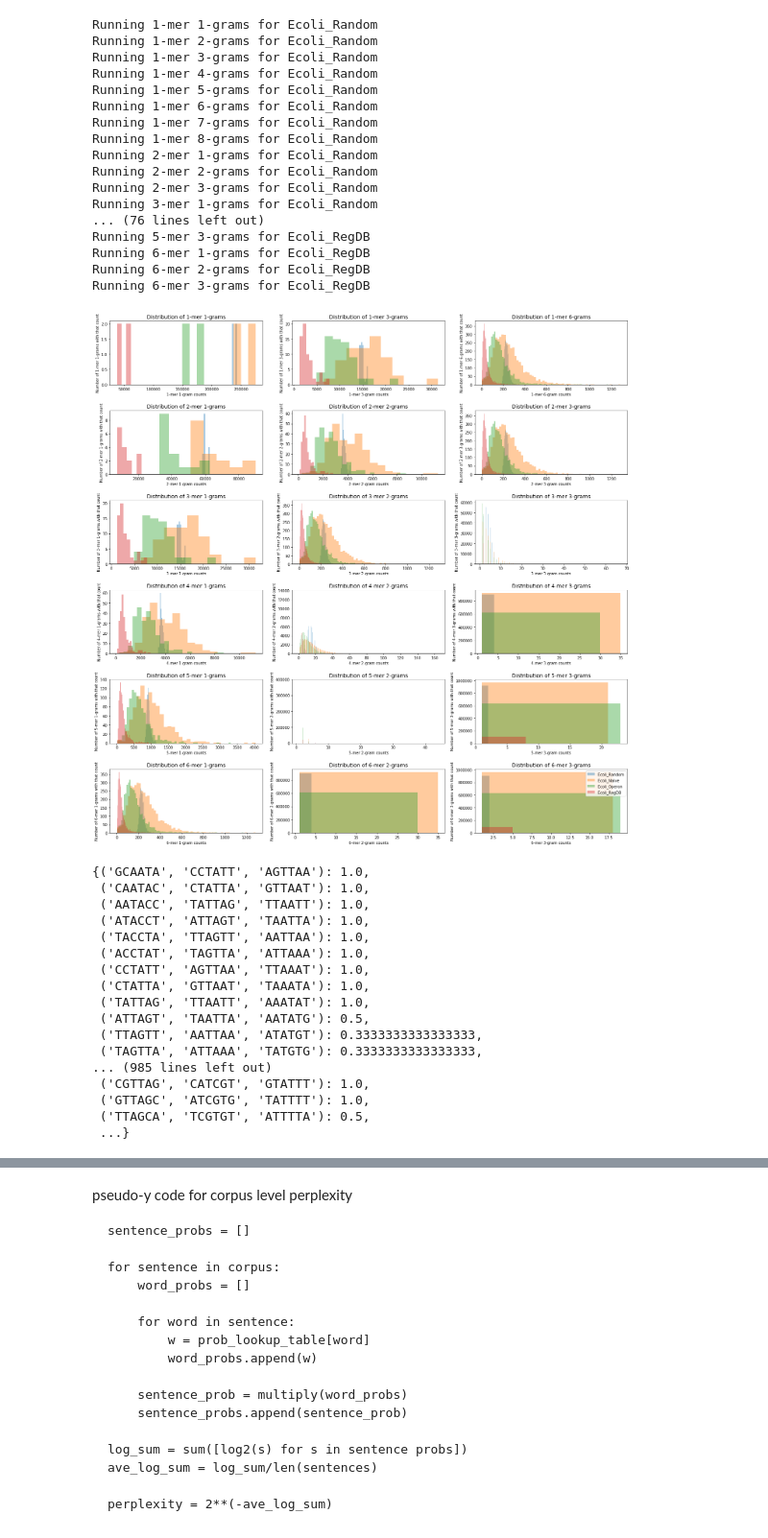
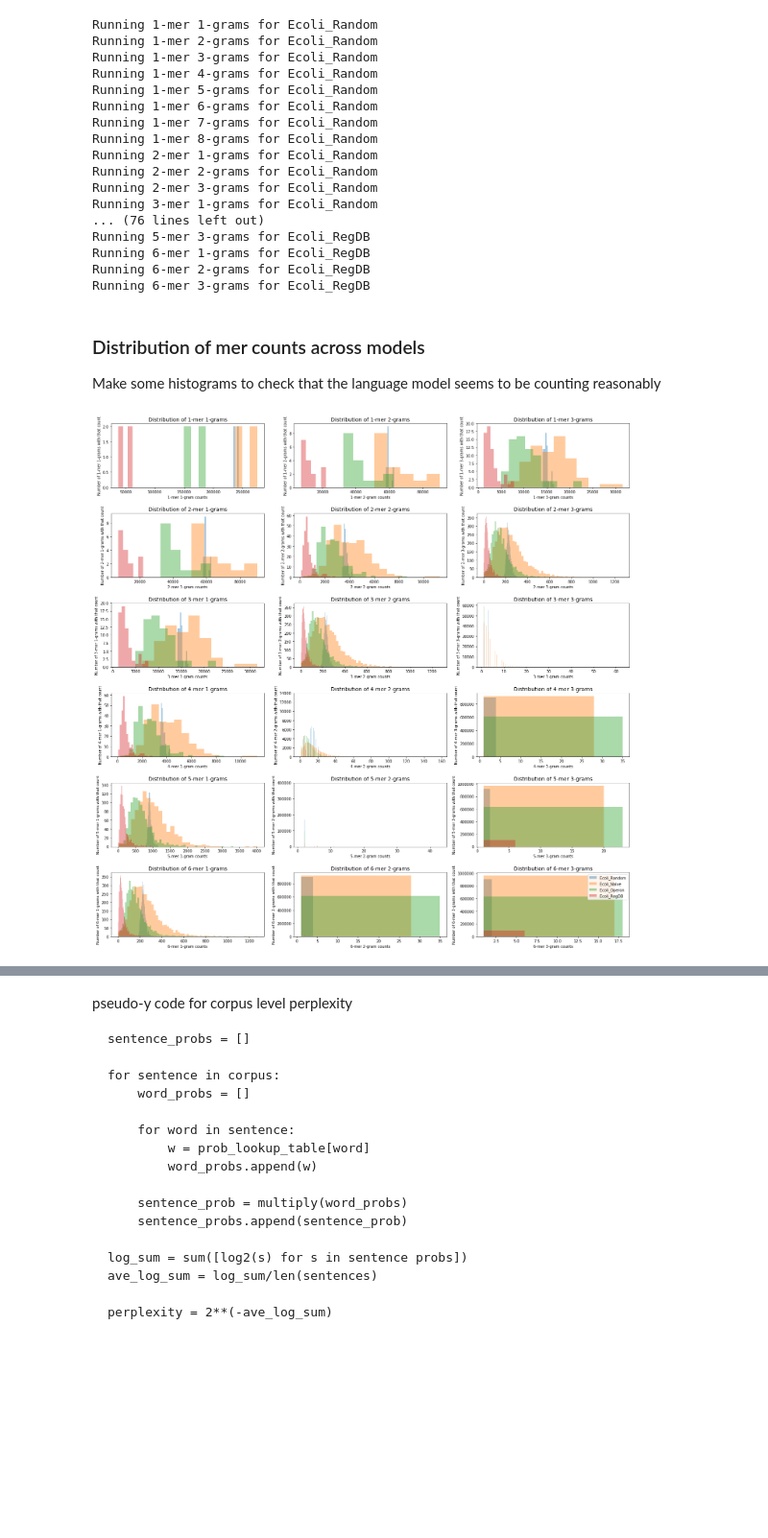
Before and after one commit to erinhwilson/regulatory-dna-perplexity, a Jupyter notebook: promoter_perplexity.ipynb, the cells around one changed output, grey strips where cells are left out. Shown at 96% size. Saved outputs shown, nothing was run; the diff lists cells and outputs as text; code cells hidden in the pictures; blank space fills up the shorter version.

```diff
--- a/promoter_perplexity.ipynb
+++ b/promoter_perplexity.ipynb
@@ -930,6 +934,9 @@ Running 5-mer 3-grams for Ecoli_RegDB
 Running 6-mer 1-grams for Ecoli_RegDB
 Running 6-mer 2-grams for Ecoli_RegDB
 Running 6-mer 3-grams for Ecoli_RegDB
+# %% [markdown]
+### Distribution of mer counts across models
+Make some histograms to check that the language model seems to be counting reasonably
 # %%
 def quick_hist(data, k, n, set_name):
     plt.figure(figsize=(20,10))
@@ -970,30 +977,18 @@ def hist_grid(model_combos,p_set_results, num_rows, num_cols):
 
     plt.legend()
     plt.tight_layout()
-# %%
-hist_grid(model_combos,all_results, 6, 3)
-# %% [output]
-[figure, removed]
-# %%
-all_results['Ecoli_Operon'][(6,3)]['freq']
-# %% [output]
-{('GCAATA', 'CCTATT', 'AGTTAA'): 1.0,
- ('CAATAC', 'CTATTA', 'GTTAAT'): 1.0,
- ('AATACC', 'TATTAG', 'TTAATT'): 1.0,
- ('ATACCT', 'ATTAGT', 'TAATTA'): 1.0,
- ('TACCTA', 'TTAGTT', 'AATTAA'): 1.0,
- ('ACCTAT', 'TAGTTA', 'ATTAAA'): 1.0,
- ('CCTATT', 'AGTTAA', 'TTAAAT'): 1.0,
- ('CTATTA', 'GTTAAT', 'TAAATA'): 1.0,
- ('TATTAG', 'TTAATT', 'AAATAT'): 1.0,
- ('ATTAGT', 'TAATTA', 'AATATG'): 0.5,
- ('TTAGTT', 'AATTAA', 'ATATGT'): 0.3333333333333333,
- ('TAGTTA', 'ATTAAA', 'TATGTG'): 0.3333333333333333,
-... (985 lines left out)
- ('CGTTAG', 'CATCGT', 'GTATTT'): 1.0,
- ('GTTAGC', 'ATCGTG', 'TATTTT'): 1.0,
- ('TTAGCA', 'TCGTGT', 'ATTTTA'): 0.5,
- ...}
+# %%
+combo_subset = [
+    (1,1),(1,2),(1,3),
+    (2,1),(2,2),(2,3),
+    (3,1),(3,2),(3,3),
+    (4,1),(4,2),(4,3),
+    (5,1),(5,2),(5,3),
+    (6,1),(6,2),(6,3)
+]
+hist_grid(combo_subset,all_results, 6, 3)
+# %% [output]
+[figure, added]
 # %%
 def hist_grid_freq(model_combos,p_set_results, num_rows, num_cols):
     # Create a small multiples plot of distribution across model grid
```
Also changed, not shown: parts of 63 cells of this notebook.
